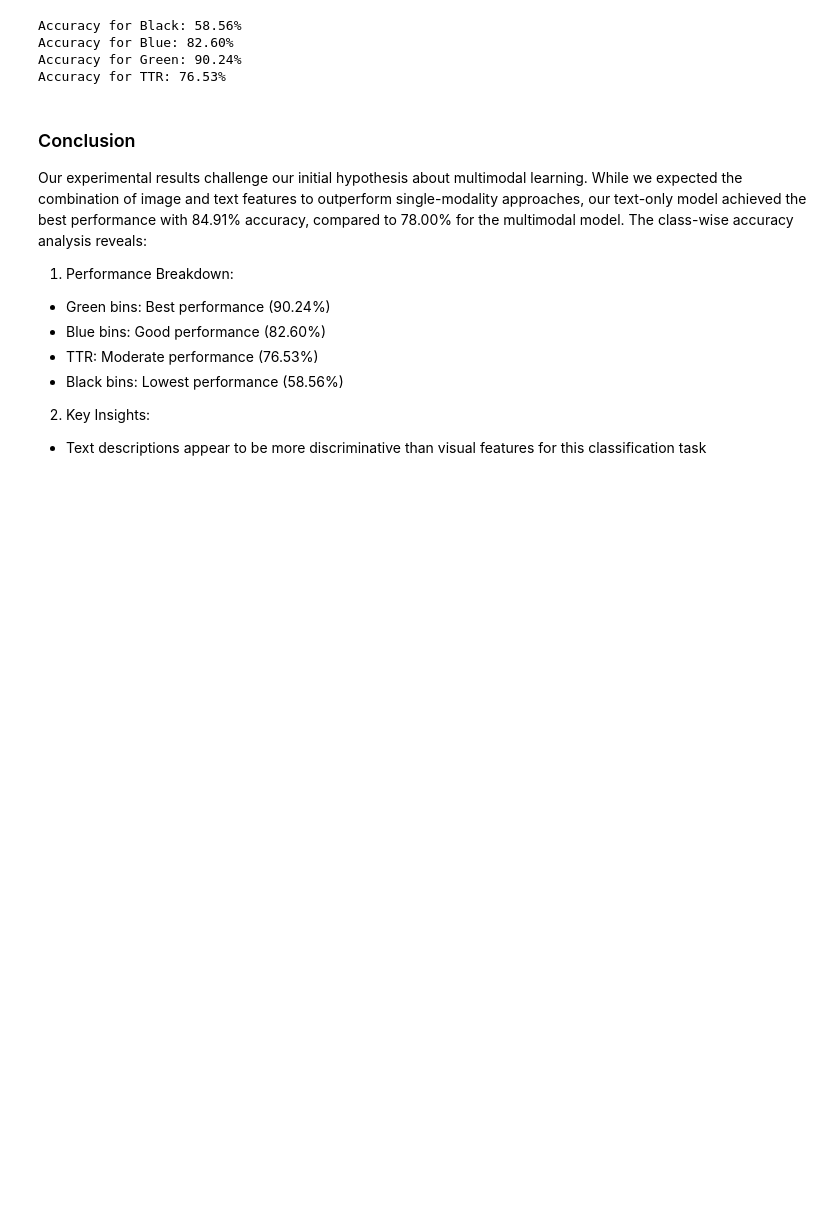
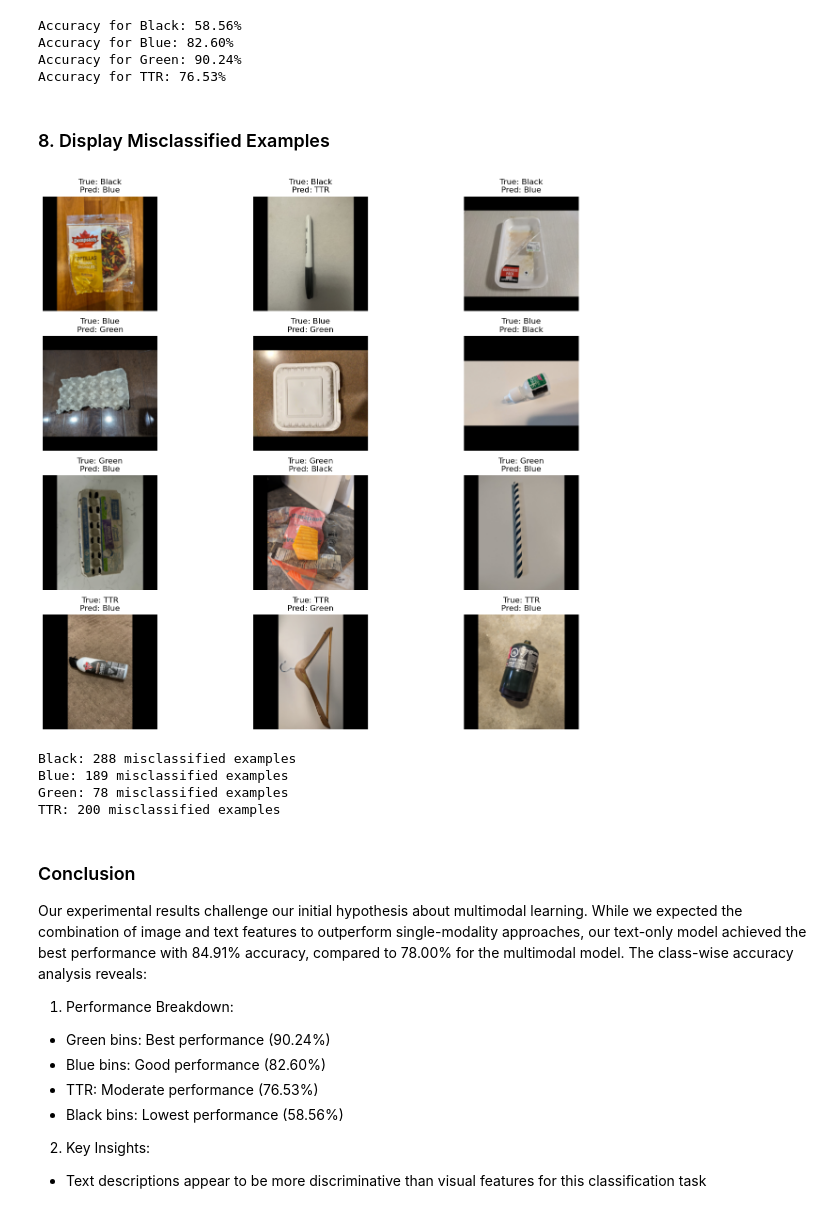
Before and after one commit to ENEL-645-group6/assignment2, a Jupyter notebook: group6_assignment2_final.ipynb, the cells around one changed output. Drawn from its saved outputs; the diff is of its cells as text; code cells hidden in the pictures; blank space fills up the shorter version.

Commit message:
Added misclassification examples

```diff
--- a/group6_assignment2_final.ipynb
+++ b/group6_assignment2_final.ipynb
@@ -309,6 +309,66 @@ Accuracy for Black: 58.56%
 Accuracy for Blue: 82.60%
 Accuracy for Green: 90.24%
 Accuracy for TTR: 76.53%
+# %% [markdown]
+### 8. Display Misclassified Examples
+# %%
+import random
+from PIL import Image
+import matplotlib.pyplot as plt
+
+# Dictionary to store misclassified examples for each class
+misclassified = {name: [] for name in class_names}
+
+# Collect misclassified examples during testing
+with torch.no_grad():
+    for batch in test_loader:
+        images = batch['image'].to(device)
+        input_ids = batch['input_ids'].to(device)
+        attention_mask = batch['attention_mask'].to(device)
+        labels = batch['label'].to(device)
+
+        outputs = model(images, input_ids, attention_mask)
+        _, predicted = torch.max(outputs.data, 1)
+
+        # Find misclassified examples
+        for img, pred, true_label in zip(images, predicted, labels):
+            if pred != true_label:
+                class_name = class_names[true_label]
+                # Store denormalized image
+                img = img.cpu().numpy().transpose(1, 2, 0)
+                img = img * [0.229, 0.224, 0.225] + [0.485, 0.456, 0.406]
+                img = np.clip(img, 0, 1)
+                misclassified[class_name].append({
+                    'image': img,
+                    'predicted': class_names[pred],
+                    'true': class_name
+                })
+
+# Display 3 random misclassified examples for each class
+plt.figure(figsize=(15, 12))
+for idx, class_name in enumerate(class_names):
+    examples = misclassified[class_name]
+    if examples:
+        # Get up to 3 random examples
+        selected = random.sample(examples, min(3, len(examples)))
+        for i, example in enumerate(selected):
+            plt.subplot(len(class_names), 3, idx * 3 + i + 1)
+            plt.imshow(example['image'])
+            plt.title(f'True: {example["true"]}\nPred: {example["predicted"]}')
+            plt.axis('off')
+
+plt.tight_layout()
+plt.show()
+
+# Print counts of misclassified examples
+for class_name in class_names:
+    print(f'{class_name}: {len(misclassified[class_name])} misclassified examples')
+# %% [output]
+[figure, added]
+Black: 288 misclassified examples
+Blue: 189 misclassified examples
+Green: 78 misclassified examples
+TTR: 200 misclassified examples
 # %% [markdown]
 ### Conclusion
 
```
